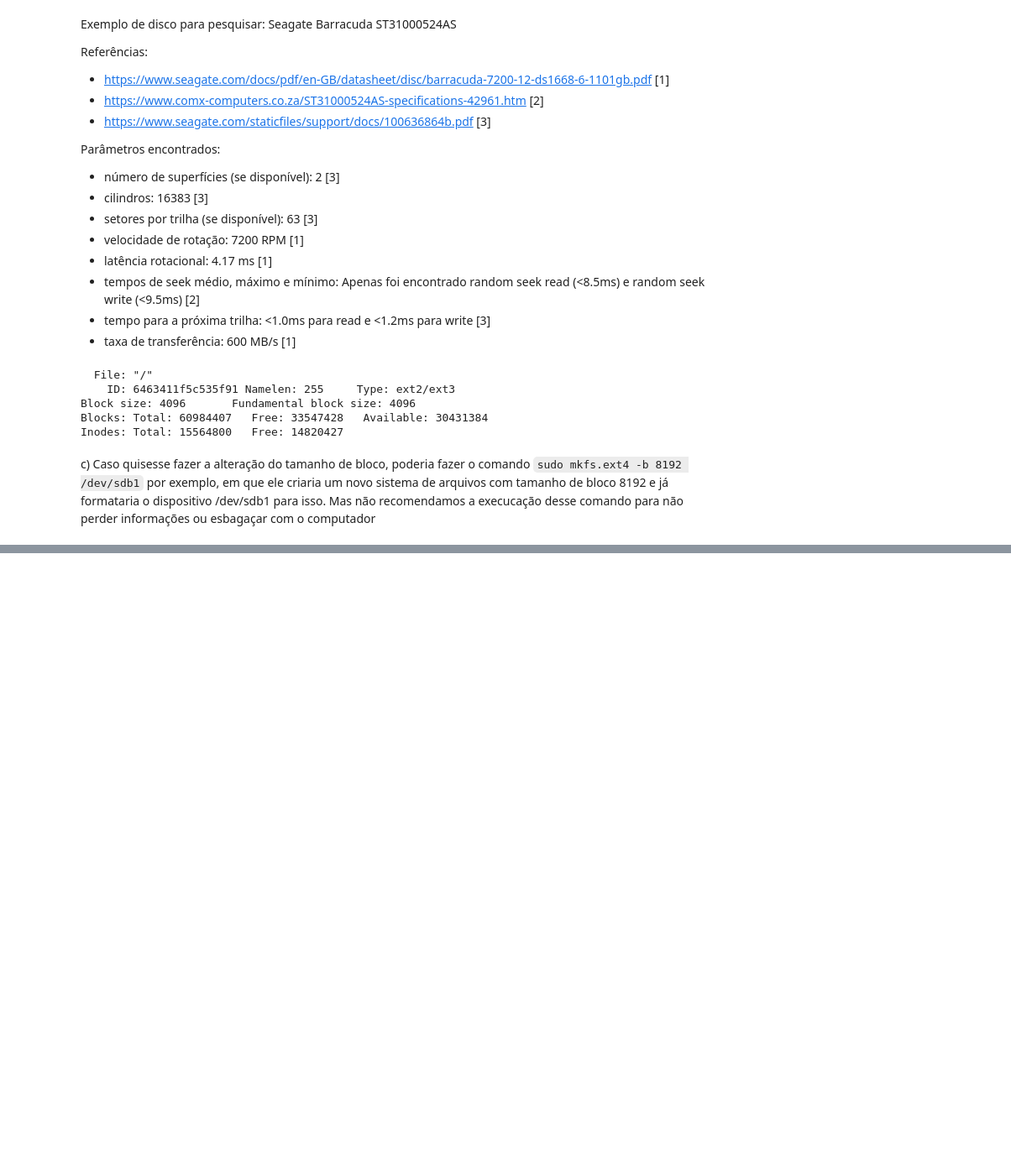
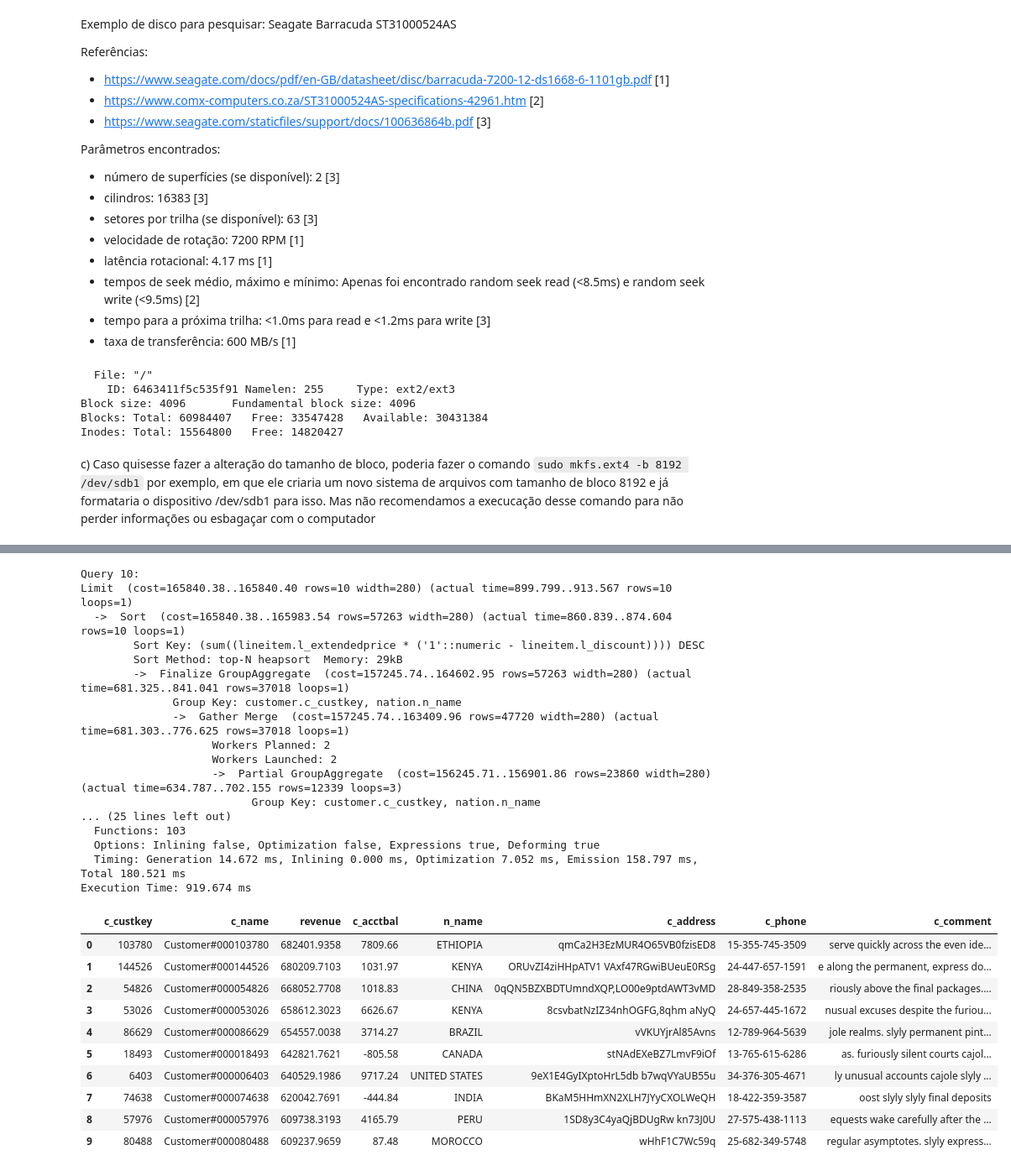
Before and after one commit to educcamara/BD-TP03, a Jupyter notebook: parte1.ipynb, the cells around one changed output, grey strips where cells are left out. Shown: that part at 84% size. Saved outputs shown, nothing was run; the diff lists cells and outputs as text; code cells hidden in the pictures; blank space fills up the shorter version.

```diff
--- a/parte1.ipynb
+++ b/parte1.ipynb
@@ -166,0 +653,70 @@ c) Caso quisesse fazer a alteração do tamanho de bloco, poderia fazer o comand
+# %%
+print("Query 10:")
+
+query_10 = """
+select
+	c_custkey,
+	c_name,
+	sum(l_extendedprice * (1 - l_discount)) as revenue,
+	c_acctbal,
+	n_name,
+	c_address,
+	c_phone,
+	c_comment
+from
+	customer,
+	orders,
+	lineitem,
+	nation
+where
+	c_custkey = o_custkey
+	and l_orderkey = o_orderkey
+	and o_orderdate >= date '1994-02-01'
+	and o_orderdate < date '1994-02-01' + interval '3' month
+	and l_returnflag = 'R'
+	and c_nationkey = n_nationkey
+group by
+	c_custkey,
+	c_name,
+	c_acctbal,
+	c_phone,
+	n_name,
+	c_address,
+	c_comment
+order by
+	revenue desc
+LIMIT 10;
+"""
+
+colunas, dados = executar_consulta_sql(query_10)
+df = pd.DataFrame(data=dados, columns=colunas)
+df
+# %% [output]
+Query 10:
+Limit  (cost=165840.38..165840.40 rows=10 width=280) (actual time=899.799..913.567 rows=10 loops=1)
+  ->  Sort  (cost=165840.38..165983.54 rows=57263 width=280) (actual time=860.839..874.604 rows=10 loops=1)
+        Sort Key: (sum((lineitem.l_extendedprice * ('1'::numeric - lineitem.l_discount)))) DESC
+        Sort Method: top-N heapsort  Memory: 29kB
+        ->  Finalize GroupAggregate  (cost=157245.74..164602.95 rows=57263 width=280) (actual time=681.325..841.041 rows=37018 loops=1)
+              Group Key: customer.c_custkey, nation.n_name
+              ->  Gather Merge  (cost=157245.74..163409.96 rows=47720 width=280) (actual time=681.303..776.625 rows=37018 loops=1)
+                    Workers Planned: 2
+                    Workers Launched: 2
+                    ->  Partial GroupAggregate  (cost=156245.71..156901.86 rows=23860 width=280) (actual time=634.787..702.155 rows=12339 loops=3)
+                          Group Key: customer.c_custkey, nation.n_name
+... (25 lines left out)
+  Functions: 103
+  Options: Inlining false, Optimization false, Expressions true, Deforming true
+  Timing: Generation 14.672 ms, Inlining 0.000 ms, Optimization 7.052 ms, Emission 158.797 ms, Total 180.521 ms
+Execution Time: 919.674 ms
+|  | c_custkey | c_name | revenue | c_acctbal | n_name | c_address | c_phone | c_comment |
+| 0 | 103780 | Customer#000103780 | 682401.9358 | 7809.66 | ETHIOPIA | qmCa2H3EzMUR4O65VB0fzisED8 | 15-355-745-3509 | serve quickly across the even ide... |
+| 1 | 144526 | Customer#000144526 | 680209.7103 | 1031.97 | KENYA | ORUvZI4ziHHpATV1 VAxf47RGwiBUeuE0RSg | 24-447-657-1591 | e along the permanent, express do... |
+| 2 | 54826 | Customer#000054826 | 668052.7708 | 1018.83 | CHINA | 0qQN5BZXBDTUmndXQP,LO00e9ptdAWT3vMD | 28-849-358-2535 | riously above the final packages.... |
+| 3 | 53026 | Customer#000053026 | 658612.3023 | 6626.67 | KENYA | 8csvbatNzIZ34nhOGFG,8qhm aNyQ | 24-657-445-1672 | nusual excuses despite the furiou... |
+| 4 | 86629 | Customer#000086629 | 654557.0038 | 3714.27 | BRAZIL | vVKUYjrAl85Avns | 12-789-964-5639 | jole realms. slyly permanent pint... |
+| 5 | 18493 | Customer#000018493 | 642821.7621 | -805.58 | CANADA | stNAdEXeBZ7LmvF9iOf | 13-765-615-6286 | as. furiously silent courts cajol... |
+| 6 | 6403 | Customer#000006403 | 640529.1986 | 9717.24 | UNITED STATES | 9eX1E4GyIXptoHrL5db b7wqVYaUB55u | 34-376-305-4671 | ly unusual accounts cajole slyly ... |
+| 7 | 74638 | Customer#000074638 | 620042.7691 | -444.84 | INDIA | BKaM5HHmXN2XLH7JYyCXOLWeQH | 18-422-359-3587 | oost slyly slyly final deposits |
+| 8 | 57976 | Customer#000057976 | 609738.3193 | 4165.79 | PERU | 1SD8y3C4yaQjBDUgRw kn73J0U | 27-575-438-1113 | equests wake carefully after the ... |
+| 9 | 80488 | Customer#000080488 | 609237.9659 | 87.48 | MOROCCO | wHhF1C7Wc59q | 25-682-349-5748 | regular asymptotes. slyly express... |
```
Also changed, not shown: parts of 17 cells of this notebook, 1 other file.
